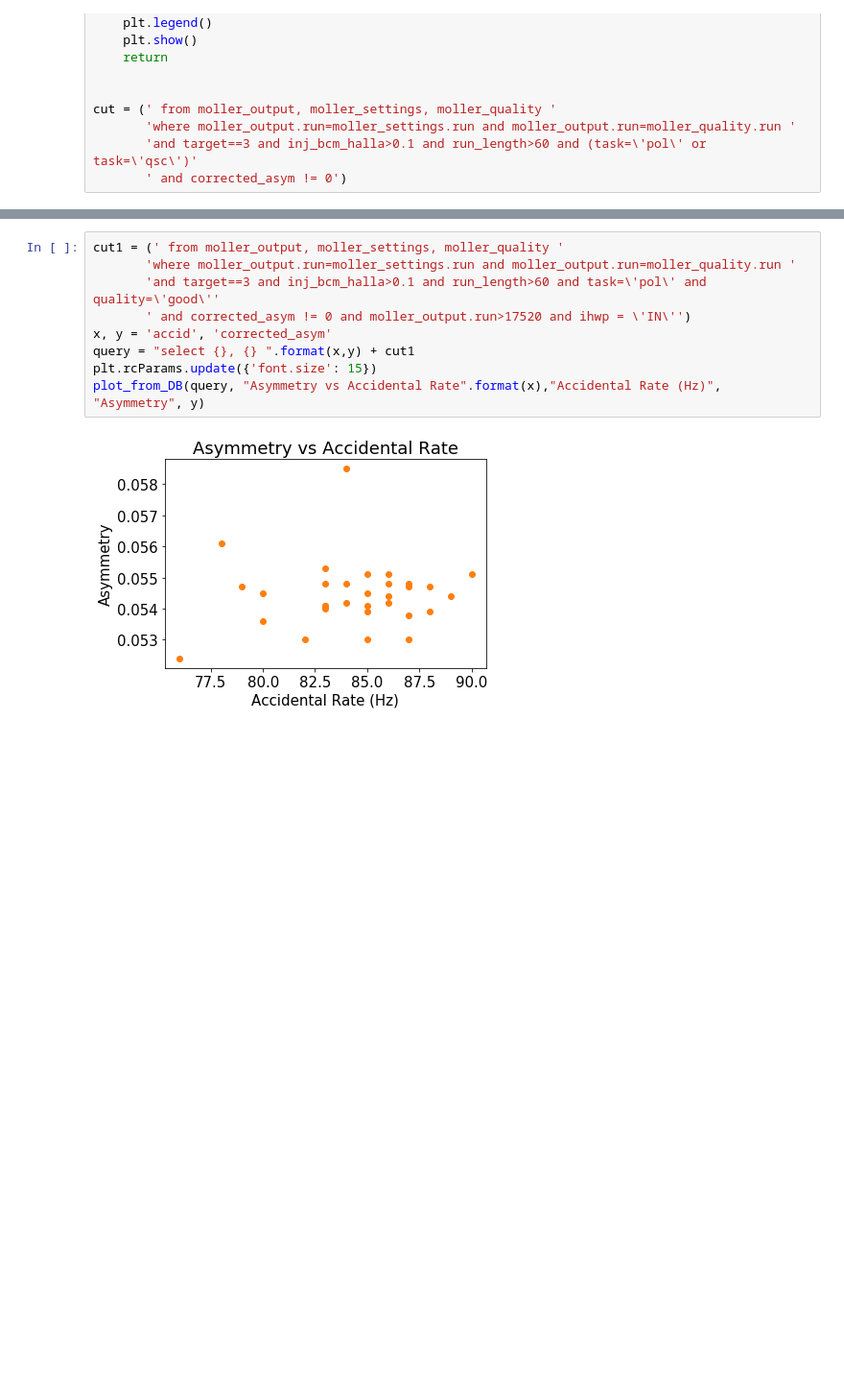
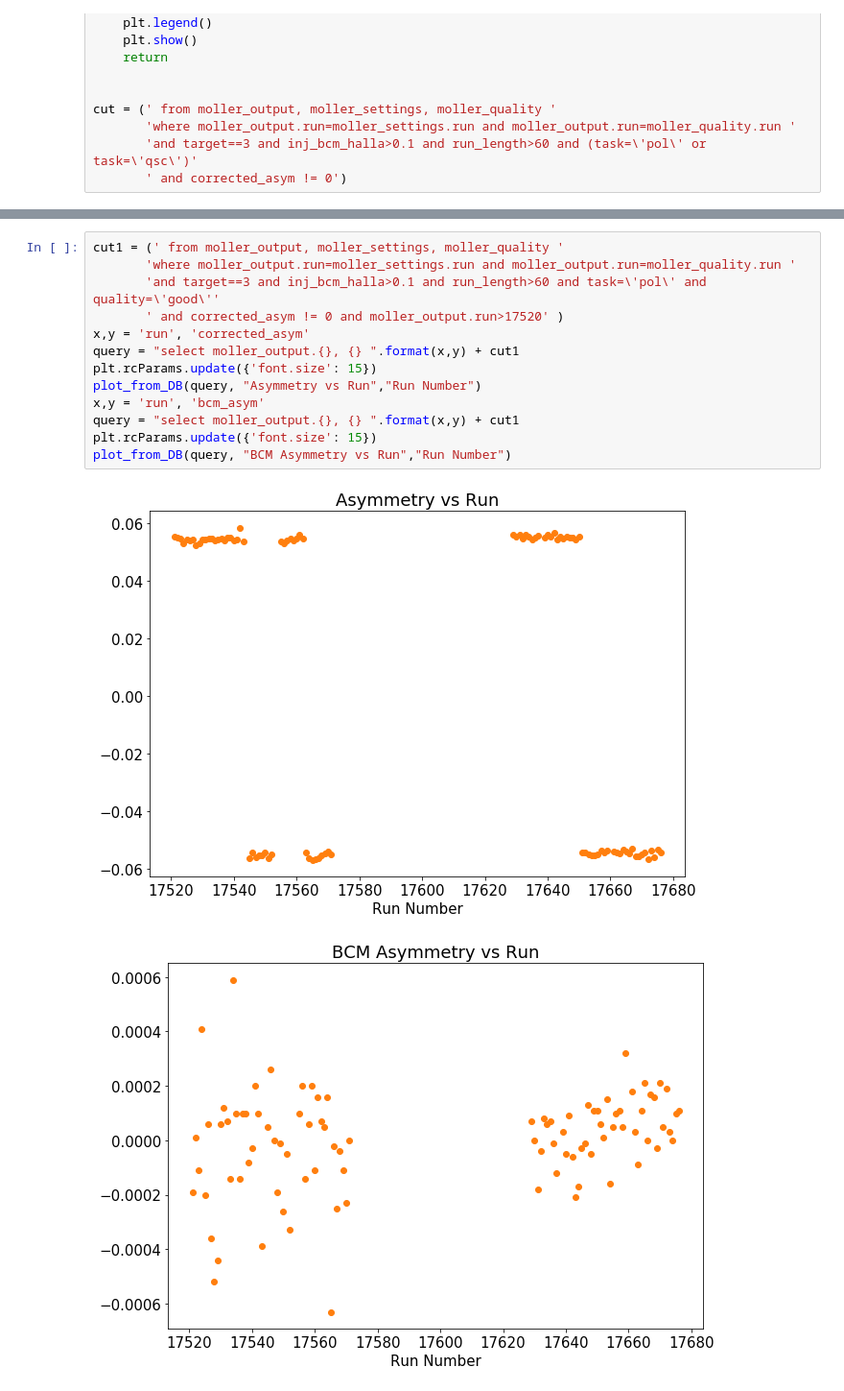
Before and after one commit to jonesdc76/MollerPolarimetry, a Jupyter notebook: macros/Moller_PREX_DB_plots.ipynb, the cells around one changed output, grey strips where cells are left out. Shown at 96% size. Cells and saved outputs as stored; diff of their text form; blank space fills up the shorter version.

```diff
--- a/macros/Moller_PREX_DB_plots.ipynb
+++ b/macros/Moller_PREX_DB_plots.ipynb
@@ -391,11 +420,16 @@ plot_from_DB(query, "Asymmetry vs Accidental Rate".format(x),"Accidental Rate (H
 # %%
 cut1 = (' from moller_output, moller_settings, moller_quality '
        'where moller_output.run=moller_settings.run and moller_output.run=moller_quality.run '
        'and target==3 and inj_bcm_halla>0.1 and run_length>60 and task=\'pol\' and quality=\'good\''
-       ' and corrected_asym != 0 and moller_output.run>17520 and ihwp = \'IN\'')
-x, y = 'accid', 'corrected_asym'
-query = "select {}, {} ".format(x,y) + cut1
+       ' and corrected_asym != 0 and moller_output.run>17520' )
+x,y = 'run', 'corrected_asym'
+query = "select moller_output.{}, {} ".format(x,y) + cut1
 plt.rcParams.update({'font.size': 15})
-plot_from_DB(query, "Asymmetry vs Accidental Rate".format(x),"Accidental Rate (Hz)", "Asymmetry", y)
+plot_from_DB(query, "Asymmetry vs Run","Run Number")
+x,y = 'run', 'bcm_asym'
+query = "select moller_output.{}, {} ".format(x,y) + cut1
+plt.rcParams.update({'font.size': 15})
+plot_from_DB(query, "BCM Asymmetry vs Run","Run Number")
 # %% [output]
-[figure, old version]
+[figure, new version]
+[figure, added]
```
Also changed, not shown: parts of 34 cells of this notebook.
